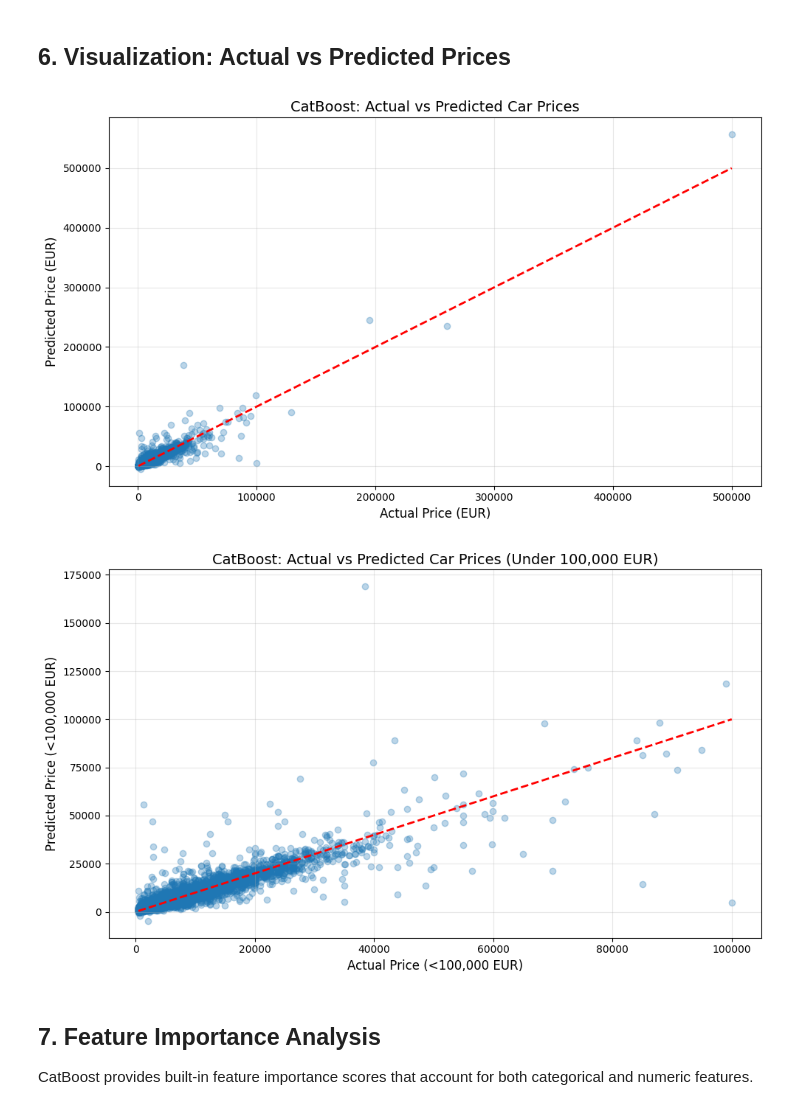
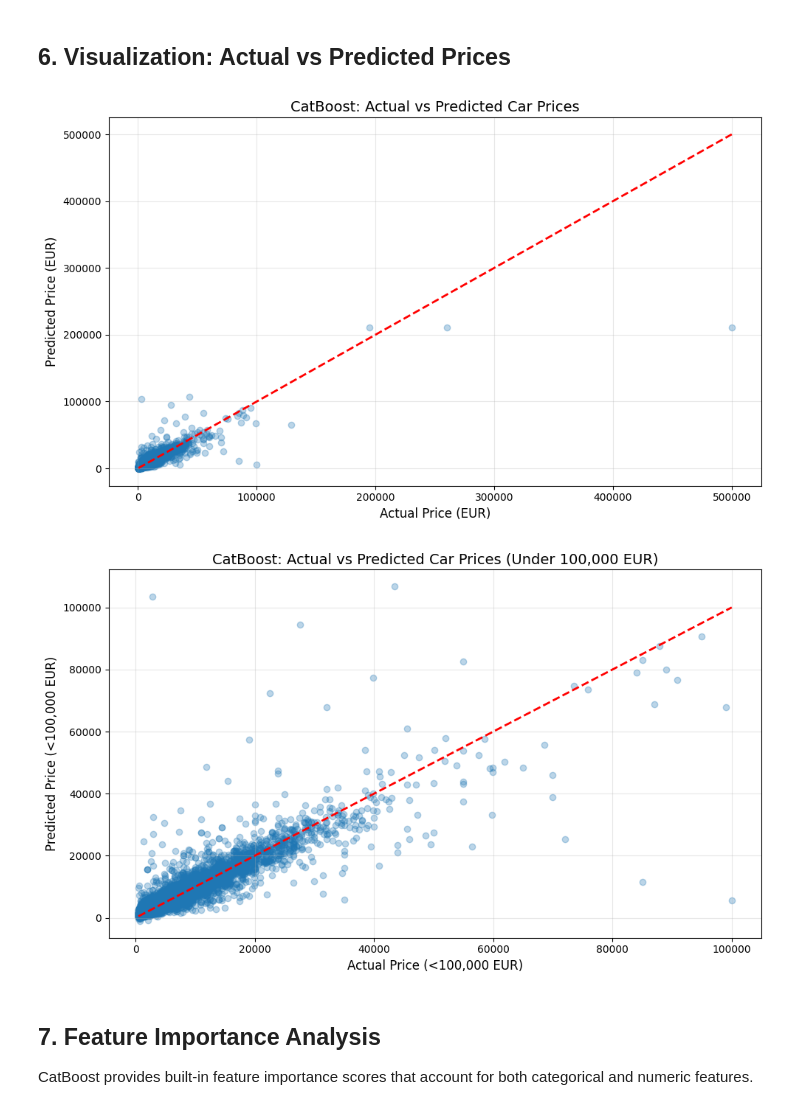
Before and after one commit to MiguelMonr/deep-learning-project, a Jupyter notebook: Notebooks/catboost_model.ipynb, the cells around one changed output. Saved outputs shown, nothing was run; the diff lists cells and outputs as text; code cells hidden in the pictures.

Commit message:
val test split

```diff
--- a/Notebooks/catboost_model.ipynb
+++ b/Notebooks/catboost_model.ipynb
@@ -244,8 +298,8 @@ Number of numeric features: 4
 # %%
 # Initialize CatBoost model
 model = CatBoostRegressor(
-    iterations=2000,
-    learning_rate=0.05,
+    iterations=5000,
+    learning_rate=0.01,
     depth=8,
     loss_function='RMSE',
     random_seed=42,
@@ -254,6 +308,11 @@ model = CatBoostRegressor(
     cat_features=cat_features
 )
 
-print("CatBoost model initialized with baseline configuration.")
+print("CatBoost model initialized with configuration:")
+print(f"  - Max iterations: 5000")
+print(f"  - Learning rate: 0.01")
+print(f"  - Tree depth: 8")
+print(f"  - Early stopping: 50 rounds")
+print(f"  - Categorical features: {len(cat_features)}")
 print("\nTraining started...\n")
 # %% [output]
@@ -261,13 +325,16 @@ CatBoost model initialized with baseline configuration.
 
 Training started...
 # %%
-# Train the model
+# Train the model using validation set for early stopping
 model.fit(
     X_train, y_train,
-    eval_set=(X_test, y_test),
+    eval_set=(X_val, y_val),  # Using validation set, NOT test set
     use_best_model=True
 )
 
-print("\nTraining completed!")
+print("\n" + "=" * 60)
+print("TRAINING COMPLETED")
+print("=" * 60)
 print(f"Best iteration: {model.get_best_iteration()}")
+print(f"Total training time: {model.get_all_params()['training_time']:.2f}s" if 'training_time' in model.get_all_params() else "")
 # %% [output]
@@ -312,7 +488,7 @@ R-squared (R²): 0.8677
 # %%
 # Plot actual vs predicted prices
 plt.figure(figsize=(10, 6))
-plt.scatter(y_test, y_pred, alpha=0.3)
+plt.scatter(y_test, y_test_pred, alpha=0.3)
 plt.plot([y_test.min(), y_test.max()], [y_test.min(), y_test.max()], 'r--', lw=2)
 plt.xlabel('Actual Price (EUR)', fontsize=12)
 plt.ylabel('Predicted Price (EUR)', fontsize=12)
@@ -321,22 +497,22 @@ plt.grid(True, alpha=0.3)
 plt.tight_layout()
 plt.show()
 # %% [output]
-[figure, old version]
+[figure, new version]
 # %%
 # Plot for prices under 100,000 EUR (for better visualization)
 mask = y_test < 100000
 plt.figure(figsize=(10, 6))
-plt.scatter(y_test[mask], y_pred[mask], alpha=0.3)
+plt.scatter(y_test[mask], y_test_pred[mask], alpha=0.3)
 plt.plot([y_test[mask].min(), y_test[mask].max()],
          [y_test[mask].min(), y_test[mask].max()], 'r--', lw=2)
 plt.xlabel('Actual Price (<100,000 EUR)', fontsize=12)
 plt.ylabel('Predicted Price (<100,000 EUR)', fontsize=12)
 plt.title('CatBoost: Actual vs Predicted Car Prices (Under 100,000 EUR)', fontsize=14)
 plt.grid(True, alpha=0.3)
 plt.tight_layout()
 plt.show()
 # %% [output]
-[figure, old version]
+[figure, new version]
 # %% [markdown]
 ## 7. Feature Importance Analysis
 
```
Also changed, not shown: parts of 22 cells of this notebook, 6 other files.
